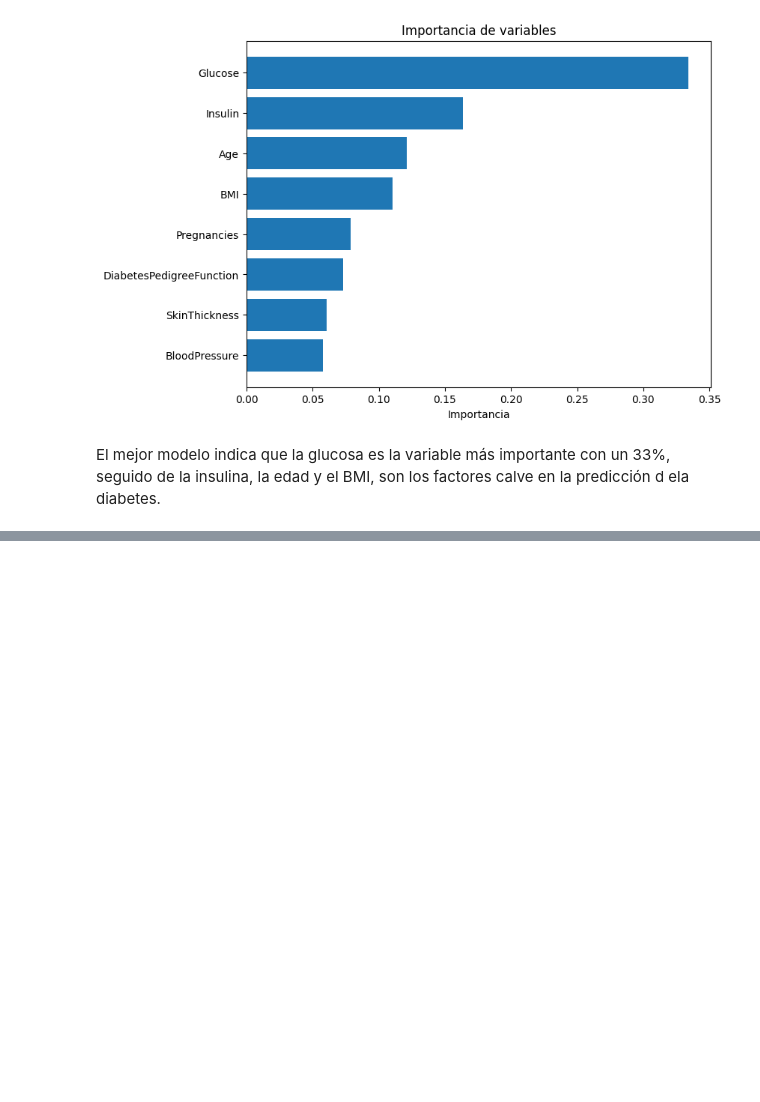
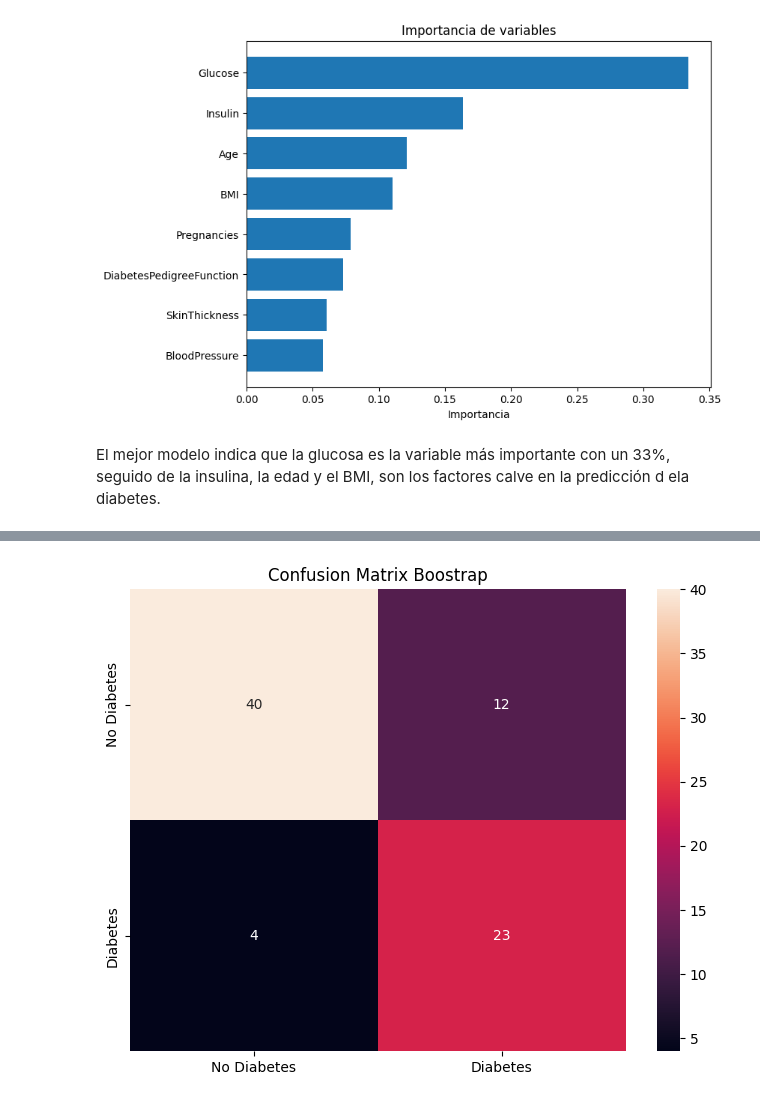
Before and after one commit to 4GeeksAcademy/esanchez_boosting1, a Jupyter notebook: src/explore.ipynb, the cells around one changed output, grey strips where cells are left out. Drawn from its saved outputs; the diff is of its cells as text; code cells hidden in the pictures; blank space fills up the shorter version.

```diff
--- a/src/explore.ipynb
+++ b/src/explore.ipynb
@@ -575,0 +695,23 @@ El mejor modelo indica que la glucosa es la variable más importante con un 33%,
+# %%
+#Nos quedamos con el Boosting ID=5 : Boosting (d=10, lr=0.05) porque tiene mejor rendimiento en accuracy,
+# f1, AUC y recall. Es cierto que d=1 lr=0.1 tiene métricas similares pero un accuracy de 1 por lo que
+#hay overffitng
+best_boost = CustomBoosting(n_estimators=100, max_depth=10, learning_rate=0.05, random_state=42)
+best_boost.fit(X_train, y_train)
+# %%
+# Realizamos predicciones en el conjunto de entrenamiento y prueba
+test_pred_best_boost = best_boost.predict(X_test)
+train_pred_best_boost = best_boost.predict(X_train)
+# %%
+#matriz de confusión
+cm_boost = confusion_matrix(y_test, test_pred_best_boost)
+plt.figure(figsize=(8, 6))
+sns.heatmap(cm_boost,
+            annot=True,
+            fmt='g',
+            xticklabels=['No Diabetes', 'Diabetes'],
+            yticklabels=['No Diabetes', 'Diabetes'])
+plt.title('Confusion Matrix Boostrap')
+plt.show()
+# %% [output]
+[figure, added]
```
Also changed, not shown: parts of 10 cells of this notebook.
